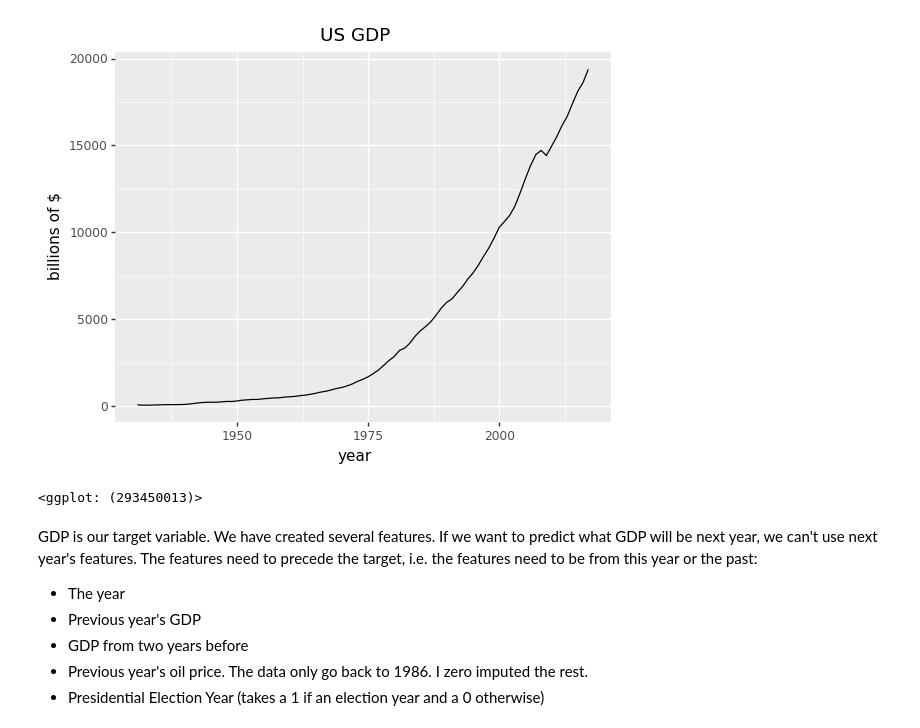
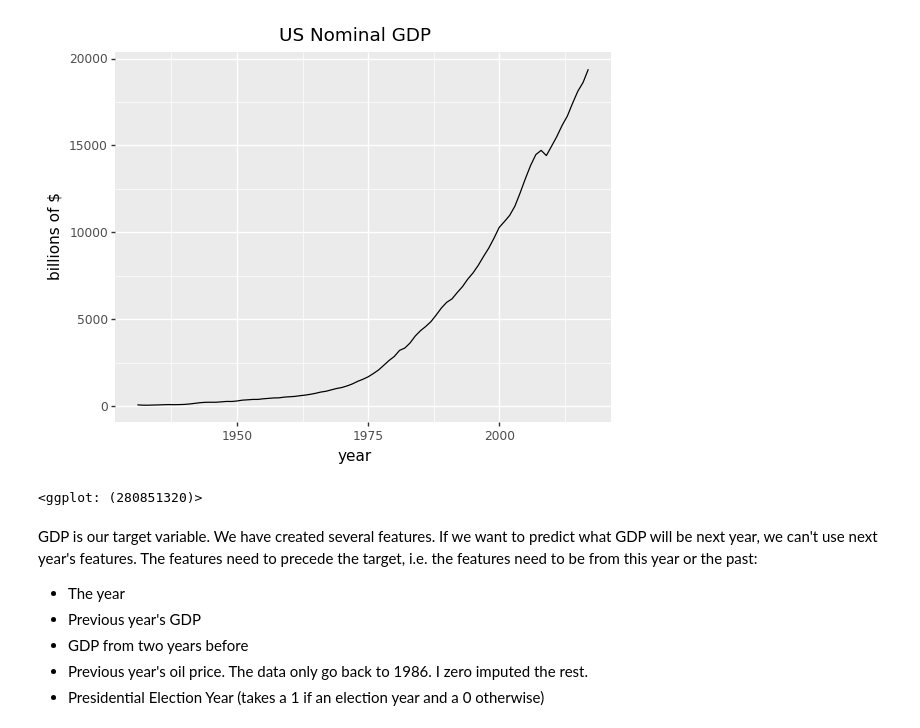
Before and after one commit to dssg/hitchhikers-guide, a Jupyter notebook: curriculum/3_modeling_and_machine_learning/machine-learning/CV_methods_comparison.ipynb, the cells around one changed output. Cells and saved outputs as stored; diff of their text form; code cells hidden in the pictures.

```diff
--- a/curriculum/3_modeling_and_machine_learning/machine-learning/CV_methods_comparison.ipynb
+++ b/curriculum/3_modeling_and_machine_learning/machine-learning/CV_methods_comparison.ipynb
@@ -86,13 +87,13 @@ GDP_df = pd.read_csv('GDP.csv')
 # %%
 (ggplot(GDP_df, aes(x='year', y='GDP')) +
     geom_line() +
-    ggtitle('US GDP') +
+    ggtitle('US Nominal GDP') +
     xlab('year') +
     ylab('billions of $')
 )
 # %% [output]
-[figure, old version]
+[figure, new version]
-<ggplot: (293450013)>
+<ggplot: (280851320)>
 # %% [markdown]
 <!--Look at the dip after 2000. If you randomly assign rows to the train, validate, and test sets, your model might fit post-Great Recession data and validate/test on Great Recession data. Then the model effectively knows GDP drops before it happens, resulting in error rates that are too small for the validation and test sets.
 
```
Also changed, not shown: parts of 13 cells of this notebook.
